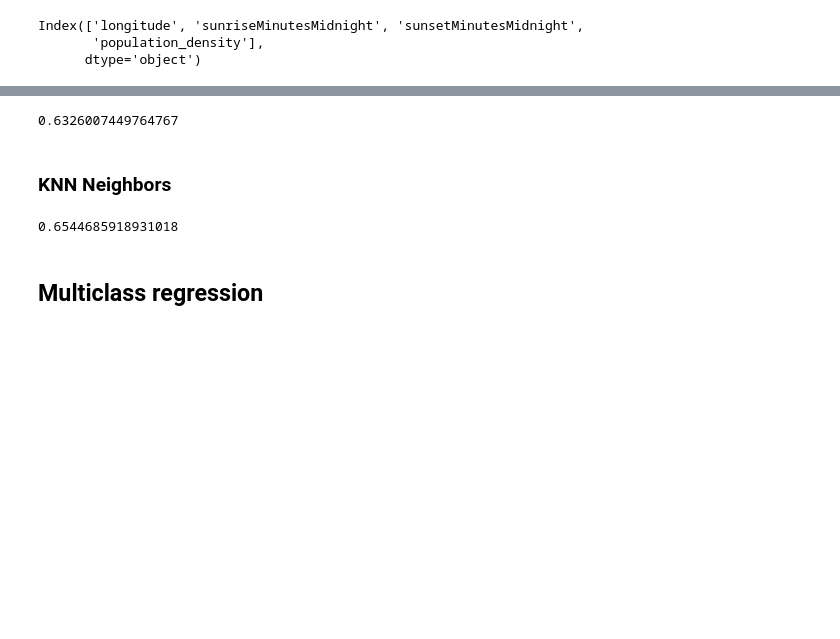
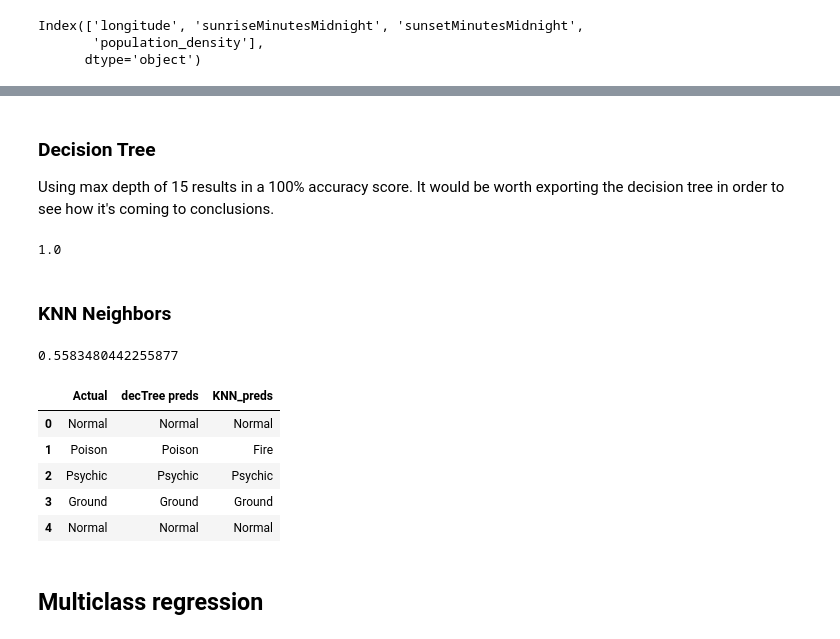
Before and after one commit to MaggieTsang/INFO370-Final-Project, a Jupyter notebook: data-crunch.ipynb, the cells around one changed output, grey strips where cells are left out. Cells and saved outputs as stored; diff of their text form; code cells hidden in the pictures; blank space fills up the shorter version.

```diff
--- a/data-crunch.ipynb
+++ b/data-crunch.ipynb
@@ -320,5 +200,5 @@ test outcomes shape (59205,)
 # %%
-train_X = train_X.dropna()
+# train_X = train_X.dropna()
 
 # train_X_results = train_X2.Type
 # train_X = train_X2.drop("Type", axis=1)
@@ -364,23 +252,44 @@ Index(['longitude', 'sunriseMinutesMidnight', 'sunsetMinutesMidnight',
+# %% [markdown]
+### Decision Tree
+
+Using max depth of 15 results in a 100% accuracy score.
+It would be worth exporting the decision tree in order to see how it's coming to conclusions.
+<br>
 # %%
 from sklearn.tree import DecisionTreeClassifier
 from sklearn.metrics import accuracy_score
 
-dtree_model = DecisionTreeClassifier(max_depth = 2).fit(train_X, train_Y)
+dtree_model = DecisionTreeClassifier(max_depth = 15).fit(train_X, train_Y)
 dtree_predictions = dtree_model.predict(test_X)
-accuracy_score(test_Y, dtree_predictions)
+predictions_df["decTree preds"]  = list(dtree_predictions)
+score = accuracy_score(test_Y, dtree_predictions)
+all_accuracy_scores.append(score)
+score
 # %% [output]
-0.6326007449764767
+1.0
 # %% [markdown]
 ### KNN Neighbors
 # %%
 from sklearn.neighbors import KNeighborsClassifier
 
-knn_clf = KNeighborsClassifier(n_neighbors=3)
+knn_clf = KNeighborsClassifier(n_neighbors=8, weights="uniform")
 knn_model = knn_clf.fit(train_X, train_Y)
 preds = knn_model.predict(test_X)
-accuracy_score(test_Y, preds)
+predictions_df["KNN_preds"] = preds
+score = accuracy_score(test_Y, preds)
+all_accuracy_scores.append(score)
+print(score)
 # %% [output]
-0.6544685918931018
+0.5583480442255877
+# %%
+predictions_df.head()
+# %% [output]
+|  | Actual | decTree preds | KNN_preds |
+| 0 | Normal | Normal | Normal |
+| 1 | Poison | Poison | Fire |
+| 2 | Psychic | Psychic | Psychic |
+| 3 | Ground | Ground | Ground |
+| 4 | Normal | Normal | Normal |
 # %% [markdown]
 ## Multiclass regression
 # %% [markdown]
```
Also changed, not shown: parts of 30 cells of this notebook.
